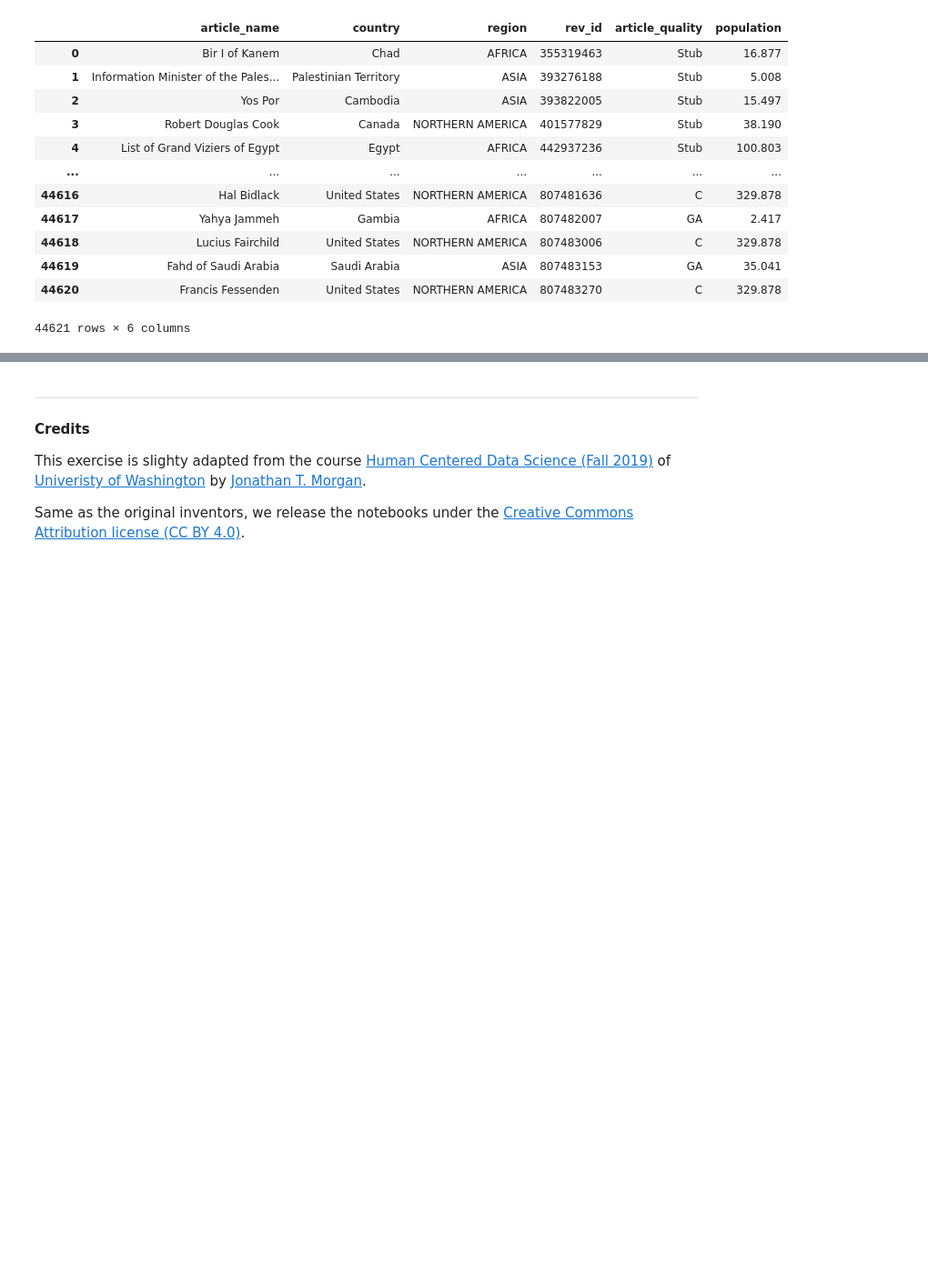
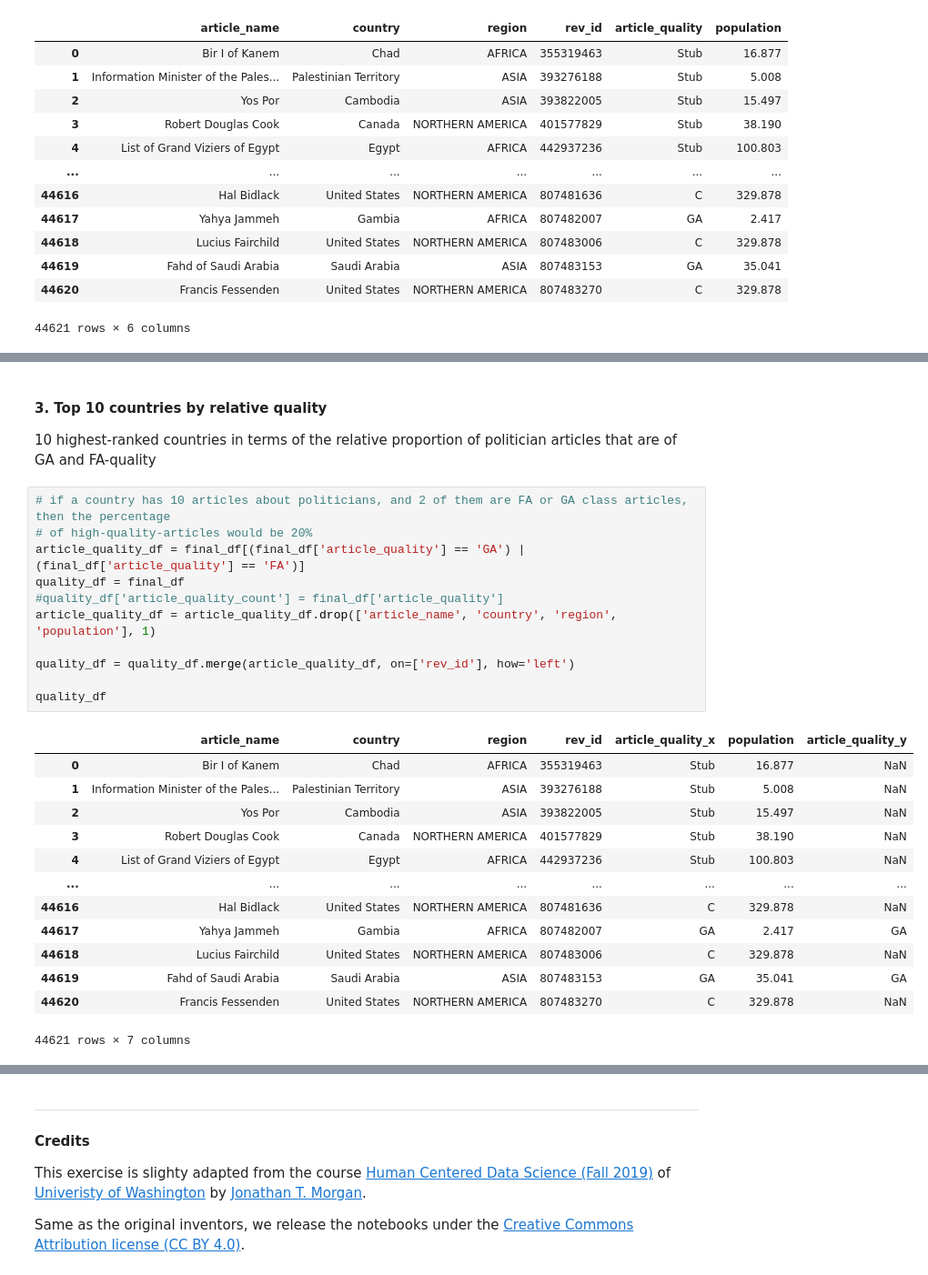
Before and after one commit to Arne117/A3-hcds-hcc-bias, a Jupyter notebook: src/A3_Wikipedia_ORES_Bias.ipynb, the cells around one changed output, grey strips where cells are left out. Shown: that part at 91% size. Saved outputs shown, nothing was run; the diff lists cells and outputs as text; blank space fills up the shorter version.

```diff
--- a/src/A3_Wikipedia_ORES_Bias.ipynb
+++ b/src/A3_Wikipedia_ORES_Bias.ipynb
@@ -368,0 +389,28 @@ filter2 = final_df['ga'] +  final_df['fa'] >= 0.5
+# %% [markdown]
+#### 3. Top 10 countries by relative quality
+10 highest-ranked countries in terms of the relative proportion of politician articles that are of GA and FA-quality
+# %%
+# if a country has 10 articles about politicians, and 2 of them are FA or GA class articles, then the percentage
+# of high-quality-articles would be 20%
+article_quality_df = final_df[(final_df['article_quality'] == 'GA') | (final_df['article_quality'] == 'FA')]
+quality_df = final_df
+#quality_df['article_quality_count'] = final_df['article_quality']
+article_quality_df = article_quality_df.drop(['article_name', 'country', 'region', 'population'], 1)
+
+quality_df = quality_df.merge(article_quality_df, on=['rev_id'], how='left')
+
+quality_df
+# %% [output]
+|  | article_name | country | region | rev_id | article_quality_x | population | article_quality_y |
+| 0 | Bir I of Kanem | Chad | AFRICA | 355319463 | Stub | 16.877 | NaN |
+| 1 | Information Minister of the Pales... | Palestinian Territory | ASIA | 393276188 | Stub | 5.008 | NaN |
+| 2 | Yos Por | Cambodia | ASIA | 393822005 | Stub | 15.497 | NaN |
+| 3 | Robert Douglas Cook | Canada | NORTHERN AMERICA | 401577829 | Stub | 38.190 | NaN |
+| 4 | List of Grand Viziers of Egypt | Egypt | AFRICA | 442937236 | Stub | 100.803 | NaN |
+| ... | ... | ... | ... | ... | ... | ... | ... |
+| 44616 | Hal Bidlack | United States | NORTHERN AMERICA | 807481636 | C | 329.878 | NaN |
+| 44617 | Yahya Jammeh | Gambia | AFRICA | 807482007 | GA | 2.417 | GA |
+| 44618 | Lucius Fairchild | United States | NORTHERN AMERICA | 807483006 | C | 329.878 | NaN |
+| 44619 | Fahd of Saudi Arabia | Saudi Arabia | ASIA | 807483153 | GA | 35.041 | GA |
+| 44620 | Francis Fessenden | United States | NORTHERN AMERICA | 807483270 | C | 329.878 | NaN |
+44621 rows × 7 columns
```
Also changed, not shown: parts of 13 cells of this notebook.
